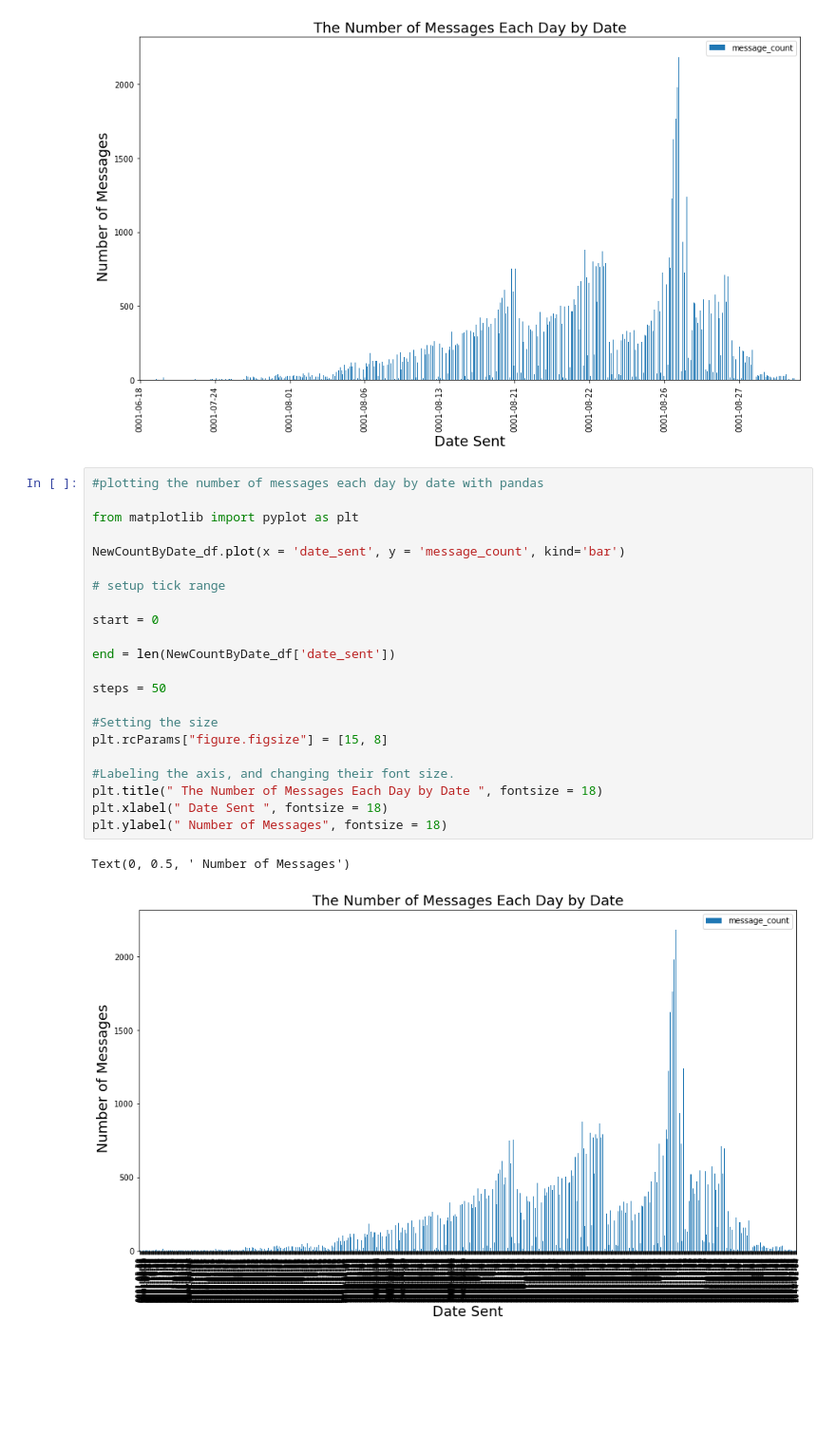
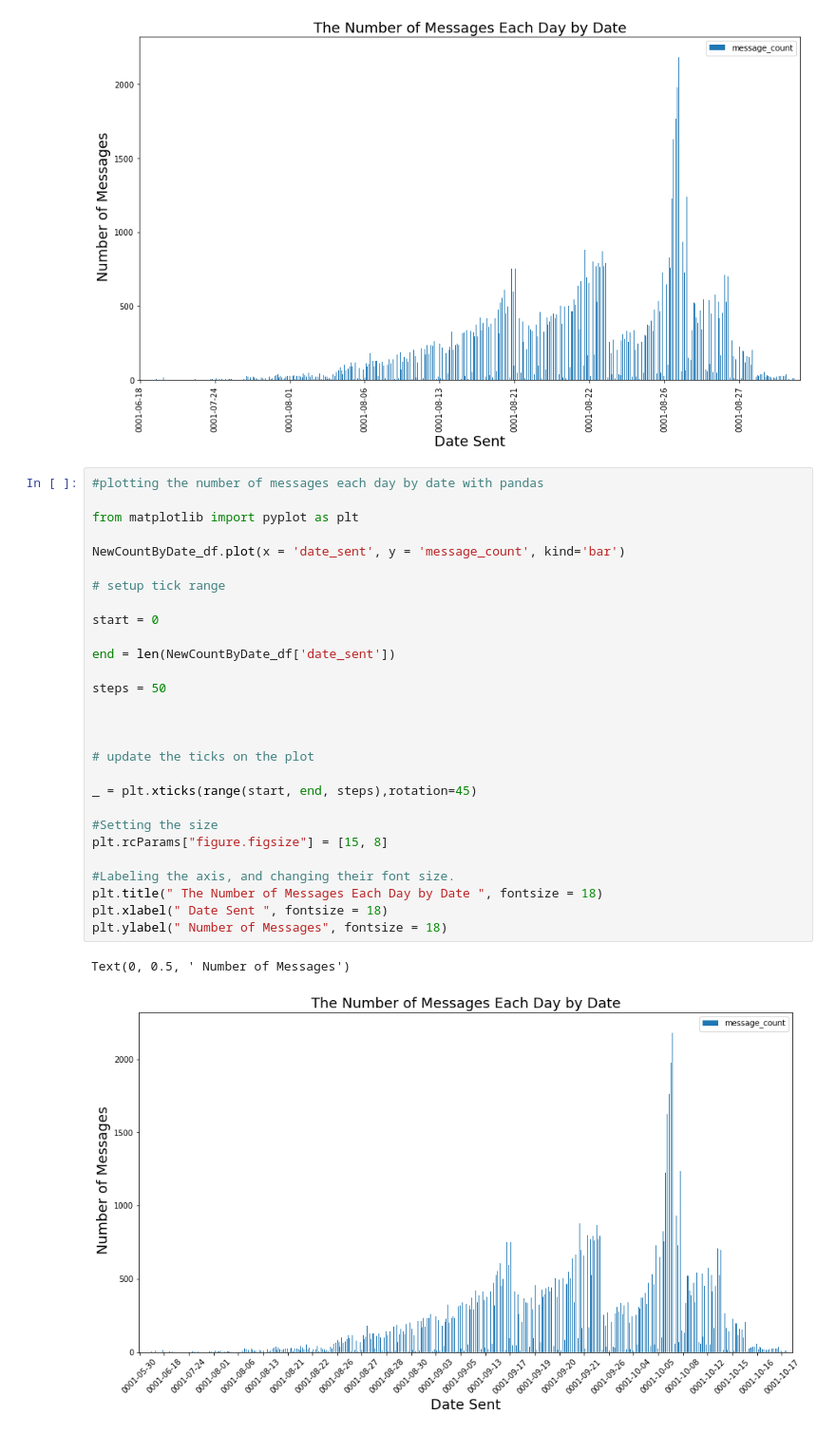
Before and after one commit to nathancomley/ASSIGNMENT-2, a Jupyter notebook: ASSESMENT_2_(TEST_PAD)_.ipynb, the cells around one changed output. Shown at 95% size. Drawn from its saved outputs; the diff is of its cells as text; blank space fills up the shorter version.

Commit message:
New code to show messge by date graph

```diff
--- a/ASSESMENT_2_(TEST_PAD)_.ipynb
+++ b/ASSESMENT_2_(TEST_PAD)_.ipynb
@@ -236,25 +236,31 @@ Text(0, 0.5, ' Number of Messages')
 # %%
 #plotting the number of messages each day by date with pandas
 
 from matplotlib import pyplot as plt
 
 NewCountByDate_df.plot(x = 'date_sent', y = 'message_count', kind='bar')
 
 # setup tick range
 
 start = 0
 
 end = len(NewCountByDate_df['date_sent'])
 
 steps = 50
 
+
+
+# update the ticks on the plot
+
+_ = plt.xticks(range(start, end, steps),rotation=45)
+
 #Setting the size
 plt.rcParams["figure.figsize"] = [15, 8]
 
 #Labeling the axis, and changing their font size.
 plt.title(" The Number of Messages Each Day by Date ", fontsize = 18)
 plt.xlabel(" Date Sent ", fontsize = 18)
 plt.ylabel(" Number of Messages", fontsize = 18)
 # %% [output]
 Text(0, 0.5, ' Number of Messages')
-[figure, old version]
+[figure, new version]
```
